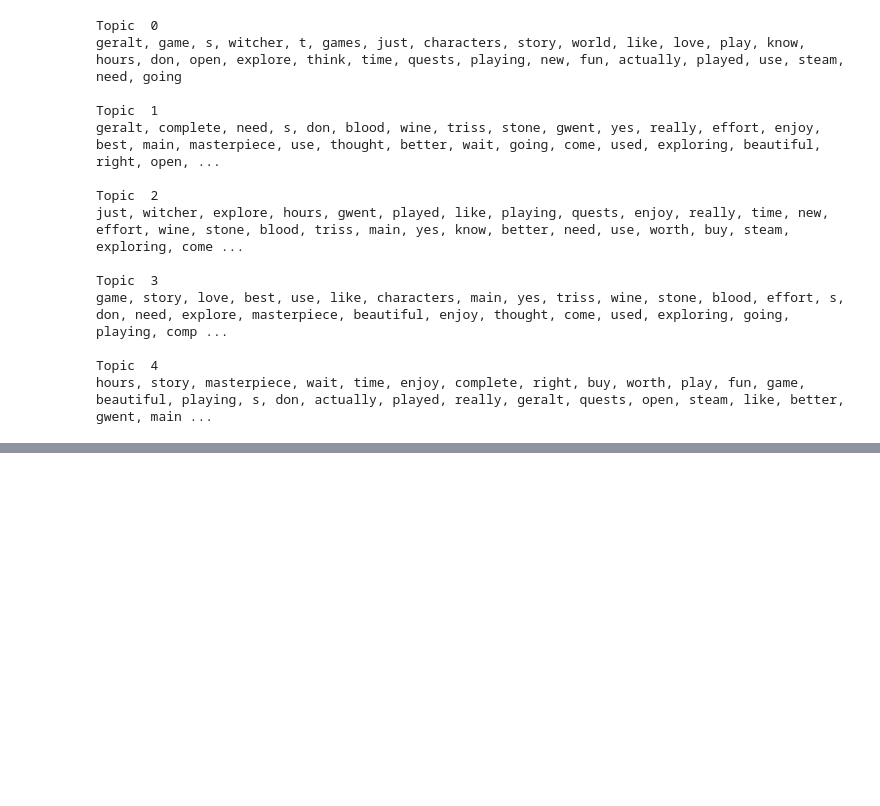
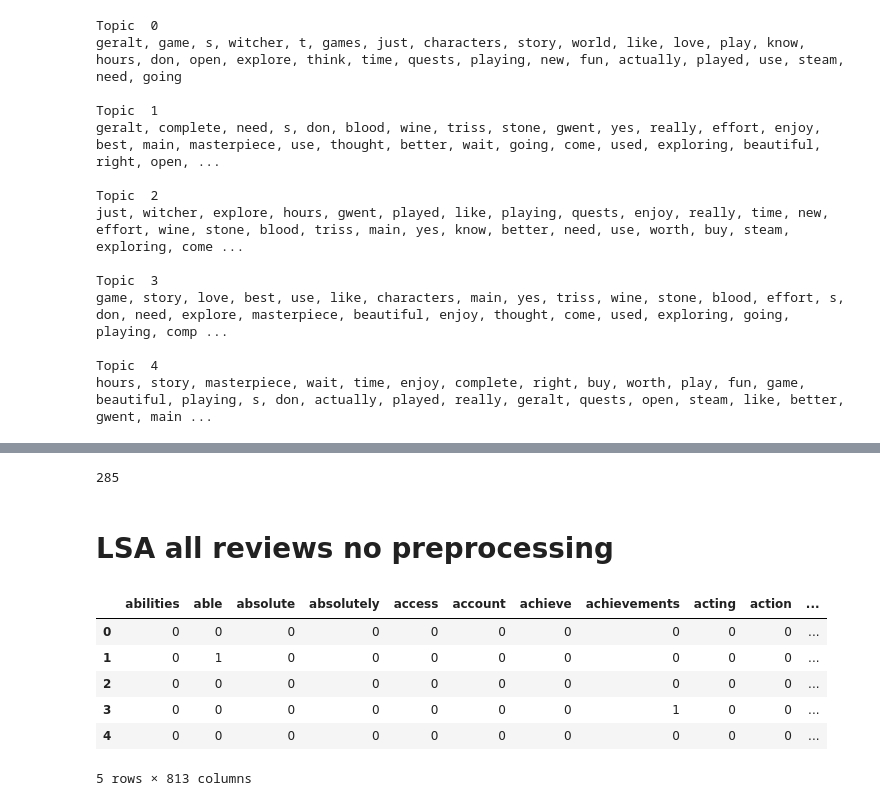
Before and after one commit to MichaelHarnett/Steam2_Redux, a Jupyter notebook: prelim_testing.ipynb, the cells around one changed output, grey strips where cells are left out. Saved outputs shown, nothing was run; the diff lists cells and outputs as text; code cells hidden in the pictures; blank space fills up the shorter version.

```diff
--- a/prelim_testing.ipynb
+++ b/prelim_testing.ipynb
@@ -315,0 +376,29 @@ hours, story, masterpiece, wait, time, enjoy, complete, right, buy, worth, play,
+# %%
+all_reviews = []
+
+for items in rpg_ids:
+    response = requests.get('http://store.steampowered.com/appreviews/{}?json=1'.format(items))
+    temp = response.json()
+    for i in range(len(temp['reviews'])):
+        all_reviews.append(temp['reviews'][i]['review'])
+# %%
+len(all_reviews)
+# that was easier than expected - must be getting better at le coding
+# %% [output]
+285
+# %% [markdown]
+# LSA all reviews no preprocessing
+# %%
+cv3 = CountVectorizer(stop_words='english', token_pattern='[a-zA-Z]+', min_df=3)
+# %%
+all_vectorized = cv3.fit_transform(all_reviews)
+# %%
+pd.DataFrame(all_vectorized.toarray(), columns=cv3.get_feature_names()).head()
+# %% [output]
+|  | abilities | able | absolute | absolutely | access | account | achieve | achievements | acting | action | ... |
+| 0 | 0 | 0 | 0 | 0 | 0 | 0 | 0 | 0 | 0 | 0 | ... |
+| 1 | 0 | 1 | 0 | 0 | 0 | 0 | 0 | 0 | 0 | 0 | ... |
+| 2 | 0 | 0 | 0 | 0 | 0 | 0 | 0 | 0 | 0 | 0 | ... |
+| 3 | 0 | 0 | 0 | 0 | 0 | 0 | 0 | 1 | 0 | 0 | ... |
+| 4 | 0 | 0 | 0 | 0 | 0 | 0 | 0 | 0 | 0 | 0 | ... |
+5 rows × 813 columns
```
Also changed, not shown: parts of 25 cells of this notebook, 1 other file.
